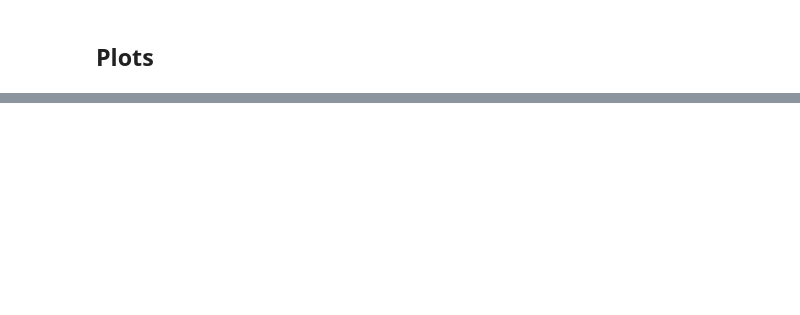
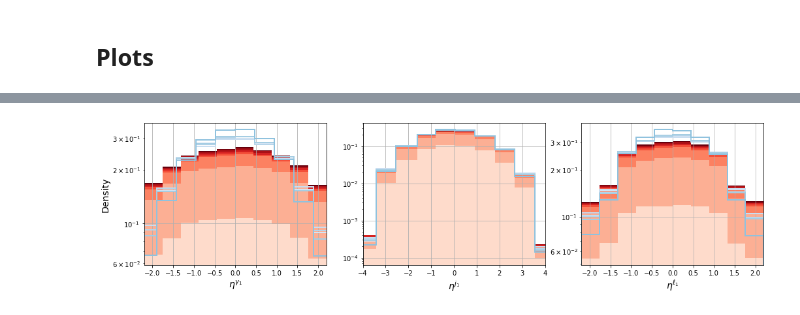
Before and after one commit to Martindelosrios/MLLHC, a Jupyter notebook: codes/AnalysisVars.ipynb, the cells around one changed output, grey strips where cells are left out. Drawn from its saved outputs; the diff is of its cells as text; code cells hidden in the pictures; blank space fills up the shorter version.

```diff
--- a/codes/AnalysisVars.ipynb
+++ b/codes/AnalysisVars.ipynb
@@ -707,0 +914,75 @@ ax[ncol].set_xlim(0,450)
+# %%
+fig,ax = plt.subplots(1,3, figsize = (17,4))
+
+# eta Photon -----------------------------------------------------------------------------------------------------------------------
+ncol = 0
+nbins = 10
+bin_range = [-2.2,2.2]
+
+bkg_list = [photon_wjets[:wjets_sample,1], photon_wgamma[:wgamma_sample,1], photon_ttjets[:ttjets_sample,1],
+            photon_zjets[:zjets_sample,1],
+            np.concatenate((photon_tj[:tj_sample,1], photon_tb[:tb_sample,1], photon_tw[:tw_sample,1])),
+            photon_ttgamma[:ttgamma_sample,1],
+            np.concatenate((photon_zz[:zz_sample,1],photon_wz[:wz_sample,1],photon_ww[:ww_sample,1]))
+           ]
+
+ax[ncol].hist(bkg_list , bins = nbins, stacked=True, density=True, color = colors, range = bin_range)
+
+for i in BPs2plot:
+    ax[ncol].hist(photon_NP[i][:,1], bins=nbins, lw=2, edgecolor=cmap(i+3), histtype='step', zorder=2, density = True)
+
+ax[ncol].grid()
+ax[ncol].set_xlabel(r"$\eta^{\gamma_{1}}$",fontsize=14)
+ax[ncol].set_yscale('log')
+ax[ncol].set_xlim(-2.2,2.2)
+ax[ncol].set_ylabel("Density",fontsize=14)
+
+
+# eta jet -----------------------------------------------------------------------------------------------------------------------
+ncol = 1
+nbins = np.asarray([-8.3 , -3.42, -2.55, -1.62, -0.80, 0.063 , 0.93, 1.80, 2.68, 3.55, 8.42])
+
+bkg_list = [jet_wjets[:wjets_sample,1], jet_wgamma[:wgamma_sample,1], jet_ttjets[:ttjets_sample,1],
+            jet_zjets[:zjets_sample,1],
+            np.concatenate((jet_tj[:tj_sample,1], jet_tb[:tb_sample,1], jet_tw[:tw_sample,1])),
+            jet_ttgamma[:ttgamma_sample,1],
+            np.concatenate((jet_zz[:zz_sample,1],jet_wz[:wz_sample,1],jet_ww[:ww_sample,1]))
+           ]
+
+ax[ncol].hist(bkg_list , bins = nbins, stacked=True, density=True, color = colors, range = bin_range)
+
+for i in BPs2plot:
+    ax[ncol].hist(jet_NP[i][:,1], bins=nbins, lw=2, edgecolor=cmap(i+3), histtype='step', zorder=2, density = True)
+
+ax[ncol].grid()
+ax[ncol].set_xlabel(r"$\eta^{j_{1}}$",fontsize=14)
+ax[ncol].set_ylabel("")
+ax[ncol].set_yscale('log')
+ax[ncol].set_xlim(-4.,4.)
+
+
+# eta lepton -----------------------------------------------------------------------------------------------------------------------
+ncol = 2
+nbins = 10
+bin_range = [-2.2,2.2]
+
+bkg_list = [lepton_wjets[:wjets_sample,1], lepton_wgamma[:wgamma_sample,1], lepton_ttjets[:ttjets_sample,1],
+            lepton_zjets[:zjets_sample,1],
+            np.concatenate((lepton_tj[:tj_sample,1], lepton_tb[:tb_sample,1], lepton_tw[:tw_sample,1])),
+            lepton_ttgamma[:ttgamma_sample,1],
+            np.concatenate((lepton_zz[:zz_sample,1],lepton_wz[:wz_sample,1],lepton_ww[:ww_sample,1]))
+           ]
+
+ax[ncol].hist(bkg_list , bins = nbins, stacked=True, density=True, color = colors, range = bin_range)
+
+for i in BPs2plot:
+    ax[ncol].hist(lepton_NP[i][:,1], bins=nbins, lw=2, edgecolor=cmap(i+3), histtype='step', zorder=2, density = True, range = bin_range)
+
+ax[ncol].grid()
+ax[ncol].set_xlabel(r"$\eta^{\ell_{1}}$",fontsize=14)
+ax[ncol].set_yscale('log')
+ax[ncol].set_xlim(-2.2,2.2)
+
+plt.savefig('../graph/eta_photon_lepton_jet_dist.pdf', bbox_inches='tight')
+# %% [output]
+[figure, added]
```
Also changed, not shown: parts of 17 cells of this notebook.
